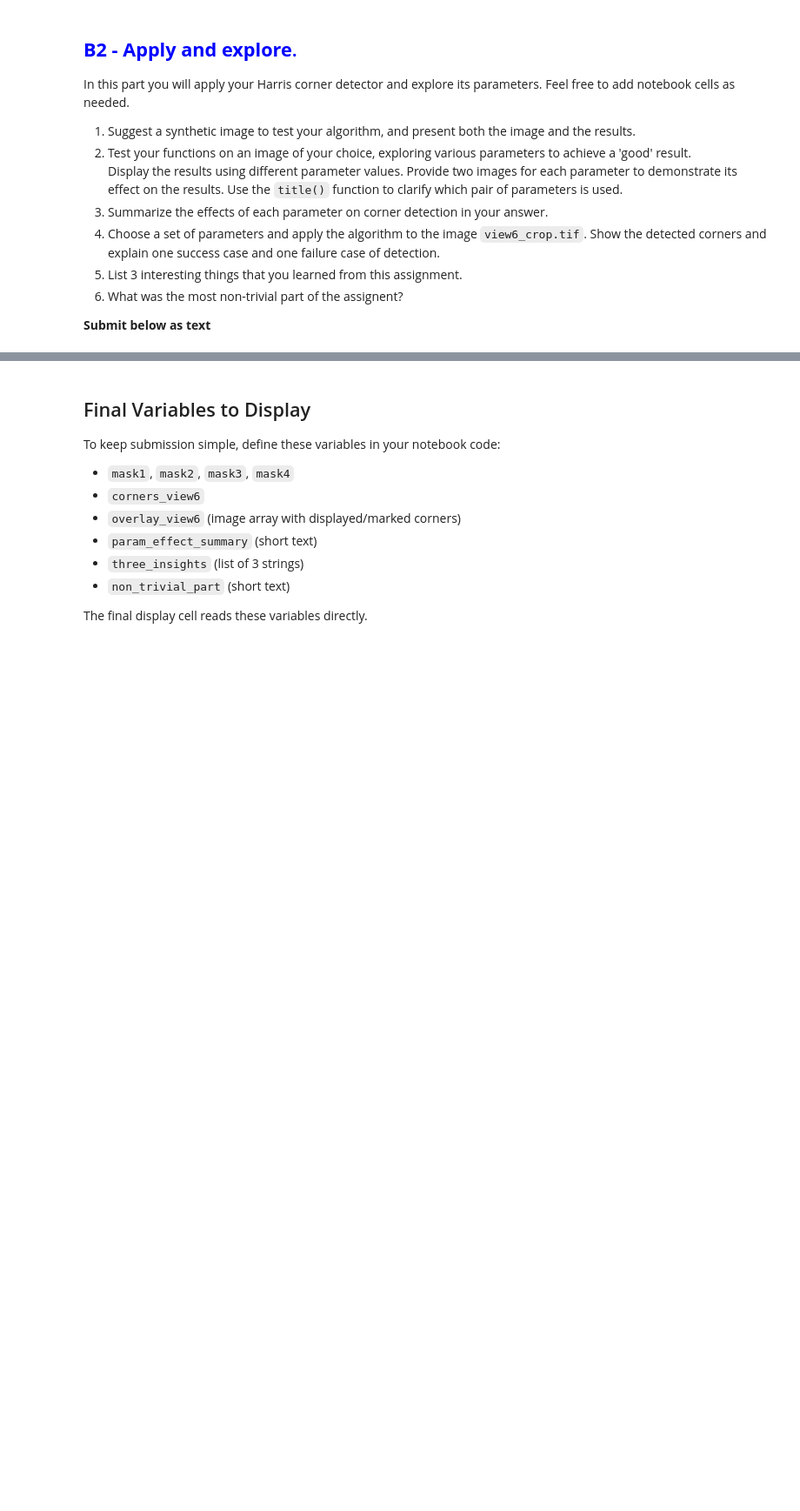
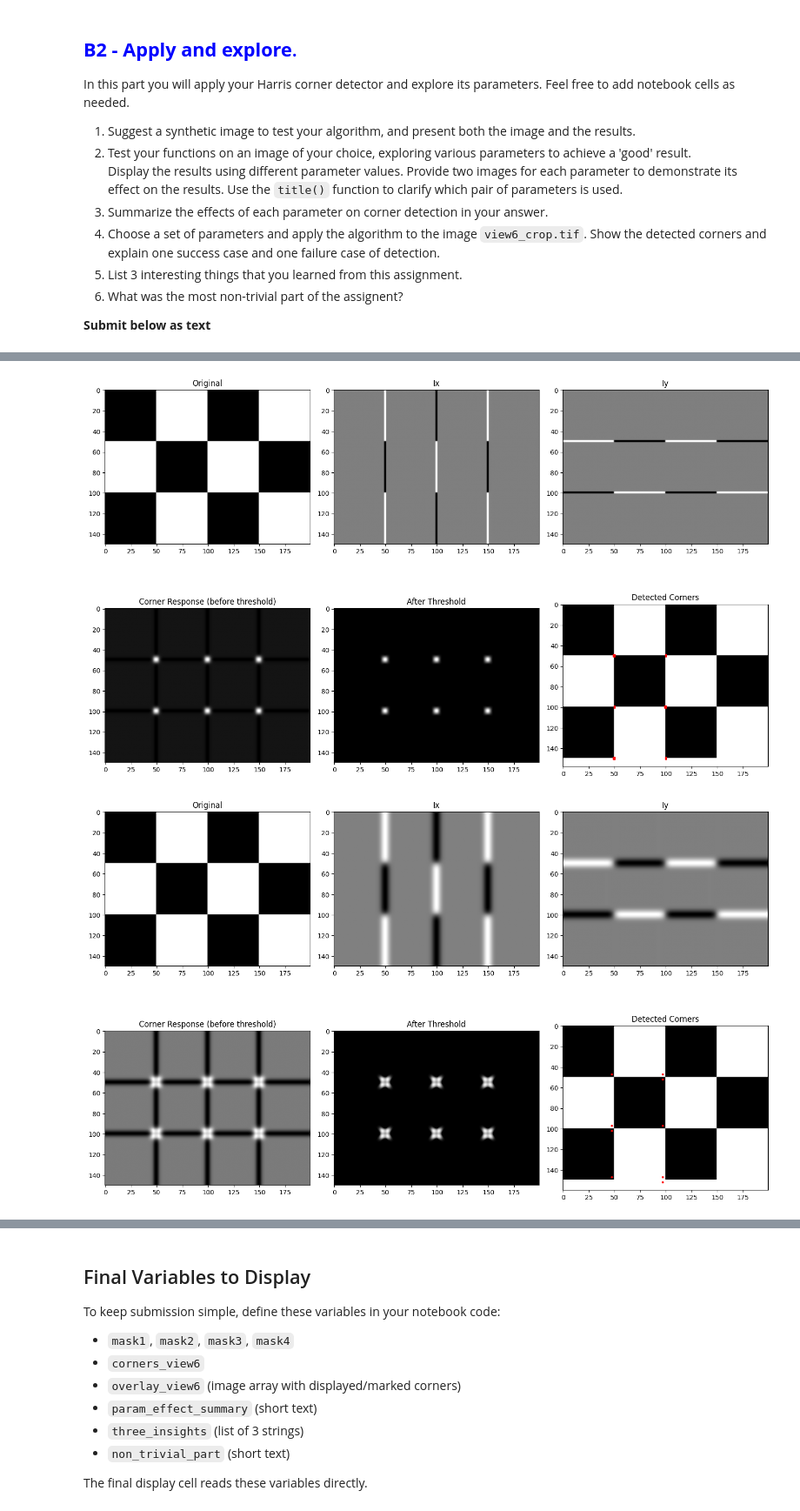
Before and after one commit to AdirGelkop/cv-harris-corner-detection, a Jupyter notebook: hw1_ID_ID.ipynb, the cells around one changed output, grey strips where cells are left out. Shown at 87% size. Drawn from its saved outputs; the diff is of its cells as text; code cells hidden in the pictures; blank space fills up the shorter version.

```diff
--- a/hw1_ID_ID.ipynb
+++ b/hw1_ID_ID.ipynb
@@ -268,0 +344,22 @@ In this part you will apply your Harris corner detector and explore its paramete
+# %%
+# Real image exploration
+im = cv2.imread('sample_data/perfect_checkerboard.png', cv2.IMREAD_GRAYSCALE)
+
+# s_smooth exploration
+corners1, plots1 = harris_corner(im, s_smooth=0.5, s_neighb=2.0, th=0.01, density_size=10, display=1)
+corners2, plots2 = harris_corner(im, s_smooth=3.0, s_neighb=2.0, th=0.01, density_size=10, display=1)
+
+# s_neighb exploration
+corners3, plots3 = harris_corner(im, s_smooth=1.0, s_neighb=0.5, th=0.01, density_size=10, display=1)
+corners4, plots4 = harris_corner(im, s_smooth=1.0, s_neighb=5.0, th=0.01, density_size=10, display=1)
+
+# th exploration
+corners5, plots5 = harris_corner(im, s_smooth=1.0, s_neighb=2.0, th=0.001, density_size=10, display=1)
+corners6, plots6 = harris_corner(im, s_smooth=1.0, s_neighb=2.0, th=0.1, density_size=10, display=1)
+
+# density_size exploration
+corners7, plots7 = harris_corner(im, s_smooth=1.0, s_neighb=2.0, th=0.01, density_size=3, display=1)
+corners8, plots8 = harris_corner(im, s_smooth=1.0, s_neighb=2.0, th=0.01, density_size=30, display=1)
+# %% [output]
+[figure, added]
+[figure, added]
```
Also changed, not shown: parts of 7 cells of this notebook.
